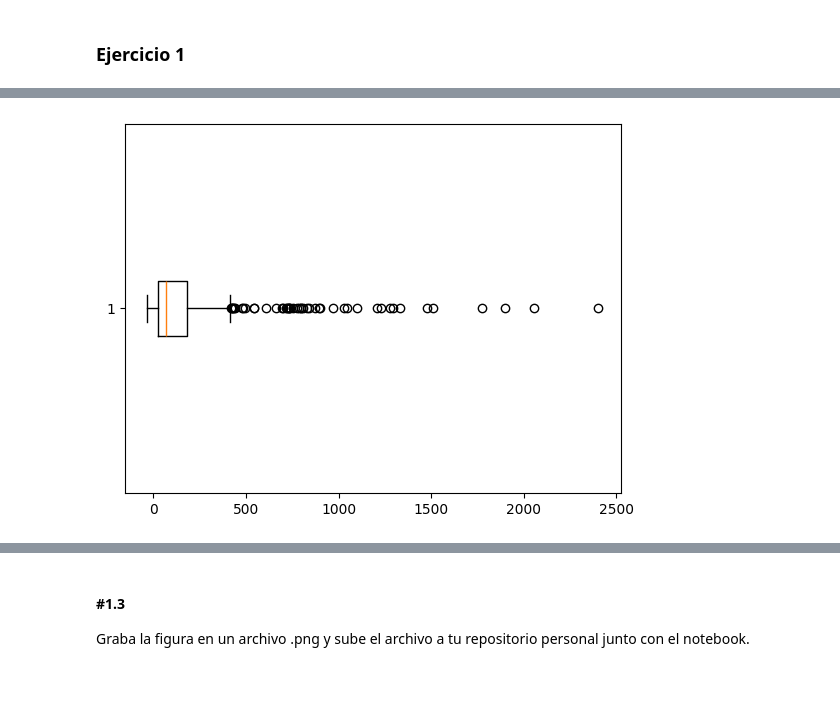
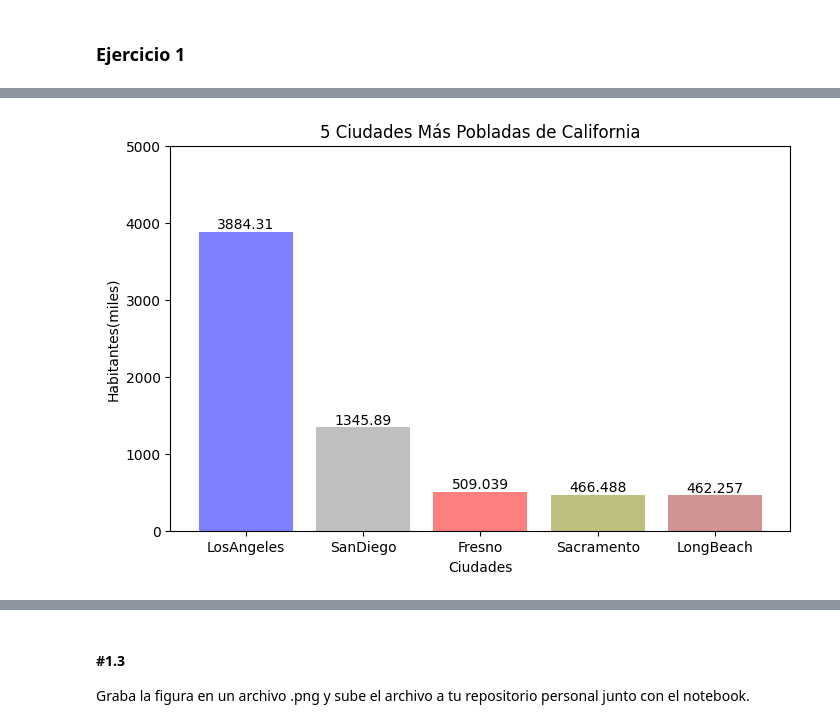
Before and after one commit to eleacos/DS-Online-Elena-Acosta, a Jupyter notebook: 03_Data_Analysis/Sprint_08/Unidad_01_Visualizacion_Basica_Matplotlib/03_Practica_Obligatoria/18_Practica_Obligatoria_Visualizacion_Basica.ipynb, the cells around one changed output, grey strips where cells are left out. Drawn from its saved outputs; the diff is of its cells as text; code cells hidden in the pictures; blank space fills up the shorter version.

```diff
--- a/03_Data_Analysis/Sprint_08/Unidad_01_Visualizacion_Basica_Matplotlib/03_Practica_Obligatoria/18_Practica_Obligatoria_Visualizacion_Basica.ipynb
+++ b/03_Data_Analysis/Sprint_08/Unidad_01_Visualizacion_Basica_Matplotlib/03_Practica_Obligatoria/18_Practica_Obligatoria_Visualizacion_Basica.ipynb
@@ -42,0 +28,4 @@ cities
+# %%
+df = pd.read_csv("./data/california_cities.csv", index_col = 0)
+# ponemos la columan Unnamed:0 como el índice (está la col[0])
+df
@@ -71,0 +88,12 @@ np.int64(0)
+# %%
+# si quisiéramos, convertimos todos los pies a metros
+df["elevation_m_from_ft"] = df.elevation_ft*0.3048
+
+# para ver las divergencias entre columna y su cálculo
+# cities.iloc[abs(cities["elevation_m"]-cities["elevation_m_from_ft"]).nlargest(10).index]
+# %%
+# también podríamos sustituir nulos por millas
+df.loc[df["elevation_m"].isna(), "elevation_m"] = df.loc[df["elevation_m"].isna(), "elevation_m_from_ft"]
+# %%
+df = df.dropna()
+df.isnull().sum()
@@ -155,7 +135,28 @@ plt.scatter(cities["area_water_km2"], cities["population_total"]/1000,
-# %%
-#4. El boxplot de la altura de las ciudades.
-plt.boxplot(cities["elevation_m"], vert = False);
-# %% [output]
-[figure, removed]
 # %% [markdown]
 ![figura_ejempo.png](attachment:figura_ejempo.png)
+# %%
+#1. Las ciudades más pobladas
+top5 = df[["city", "population_total"]].nlargest(5, columns = "population_total").copy()
+top5 = top5.set_index("city")
+
+# si usamos Matlib, empezando siempre creando la figura (el contenedor de los axes = subplots)
+plt.figure(figsize=(8,5))
+
+plt.ylim([0,5000])
+plt.ylabel("Habitantes(miles)")
+plt.xlabel("Ciudades")
+plt.title("5 Ciudades Más Pobladas de California")
+
+
+# solución de compañero
+container = plt.bar(x = top5.index,
+                    height = top5["population_total"]/1000,
+                    color = ["blue", "gray", "red", "olive", "brown", "cyan"],
+                    alpha=0.5)
+
+plt.bar_label(container)
+
+# al profe lo no le gustan los ";" al final, sino esto:
+plt.show()
+# %% [output]
+[figure, added]
```
Also changed, not shown: parts of 22 cells of this notebook, 2 other files.
